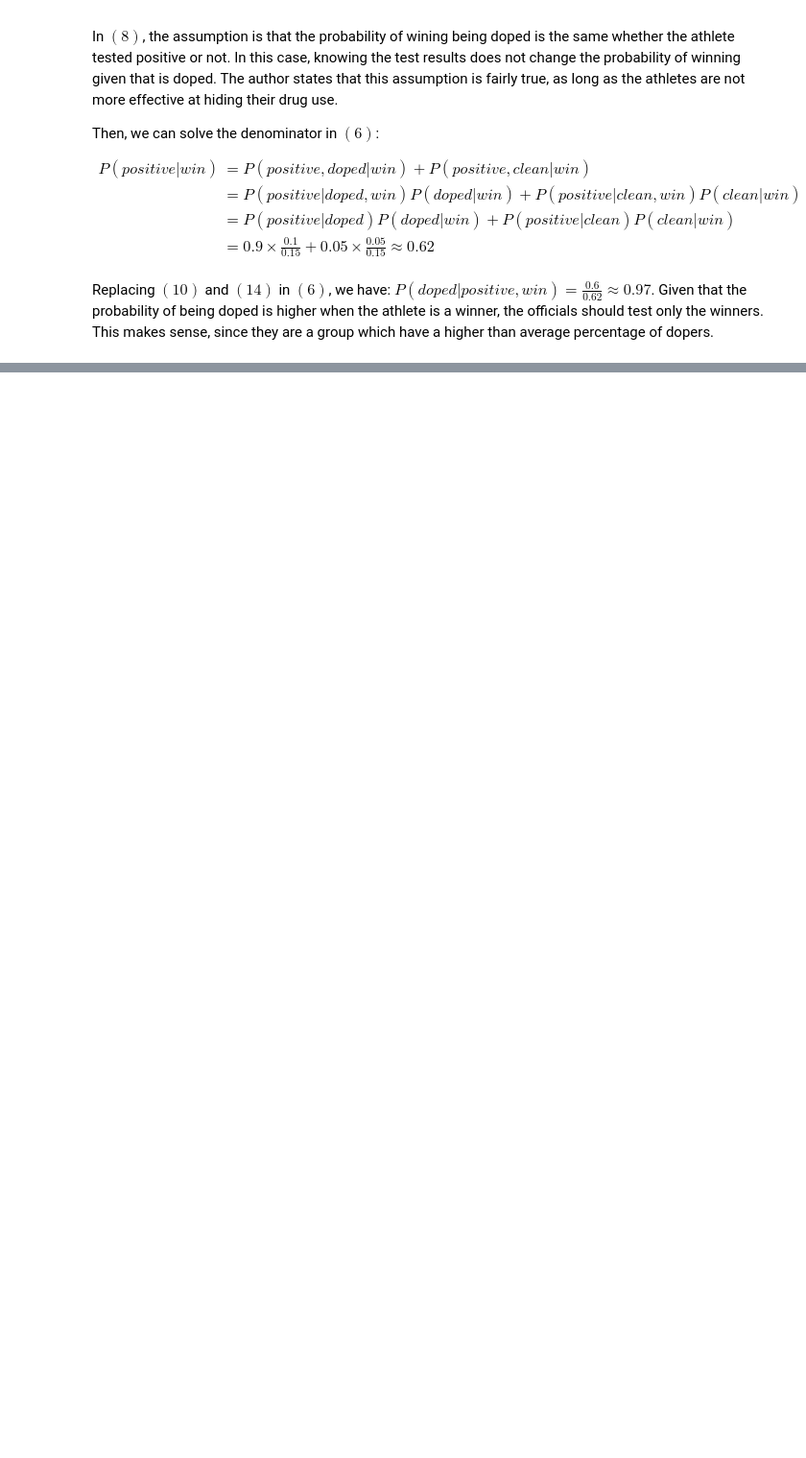
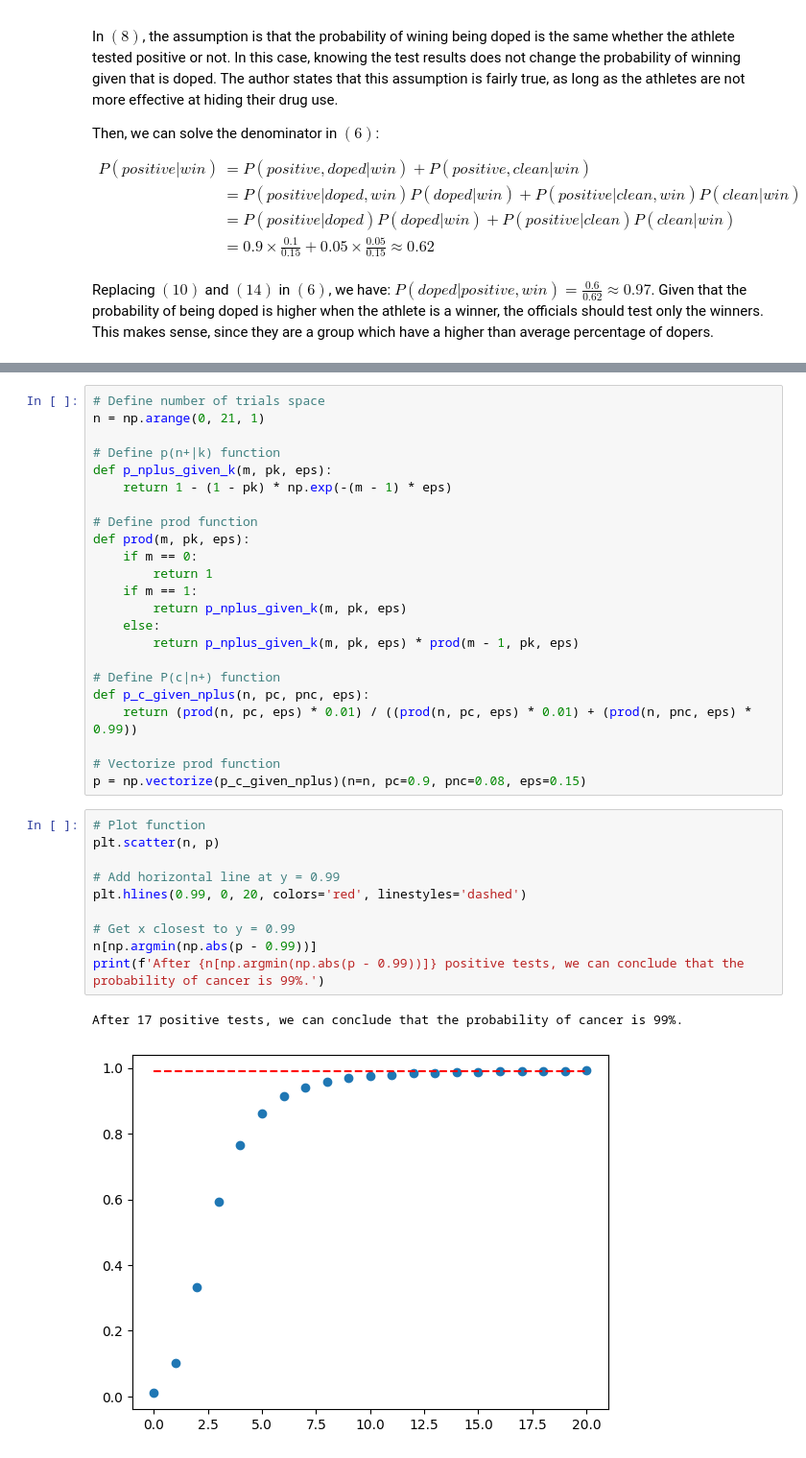
Before and after one commit to andrescastillovega/students_guide_bayesian_statistics_problem_sets_solutions, a Jupyter notebook: notebooks/chapter_3.ipynb, the cells around one changed output, grey strips where cells are left out. Shown at 96% size. Cells and saved outputs as stored; diff of their text form; blank space fills up the shorter version.

```diff
--- a/notebooks/chapter_3.ipynb
+++ b/notebooks/chapter_3.ipynb
@@ -609,0 +777,36 @@ mean the number 5 in the previous problem.)
+# %%
+# Define number of trials space
+n = np.arange(0, 21, 1)
+
+# Define p(n+|k) function
+def p_nplus_given_k(m, pk, eps):
+    return 1 - (1 - pk) * np.exp(-(m - 1) * eps)
+
+# Define prod function
+def prod(m, pk, eps):
+    if m == 0:
+        return 1
+    if m == 1:
+        return p_nplus_given_k(m, pk, eps)
+    else:
+        return p_nplus_given_k(m, pk, eps) * prod(m - 1, pk, eps)
+
+# Define P(c|n+) function
+def p_c_given_nplus(n, pc, pnc, eps):
+    return (prod(n, pc, eps) * 0.01) / ((prod(n, pc, eps) * 0.01) + (prod(n, pnc, eps) * 0.99))
+
+# Vectorize prod function
+p = np.vectorize(p_c_given_nplus)(n=n, pc=0.9, pnc=0.08, eps=0.15)
+# %%
+# Plot function
+plt.scatter(n, p)
+
+# Add horizontal line at y = 0.99
+plt.hlines(0.99, 0, 20, colors='red', linestyles='dashed')
+
+# Get x closest to y = 0.99
+n[np.argmin(np.abs(p - 0.99))]
+print(f'After {n[np.argmin(np.abs(p - 0.99))]} positive tests, we can conclude that the probability of cancer is 99%.')
+# %% [output]
+After 17 positive tests, we can conclude that the probability of cancer is 99%.
+[figure, added]
```
Also changed, not shown: parts of 15 cells of this notebook.
